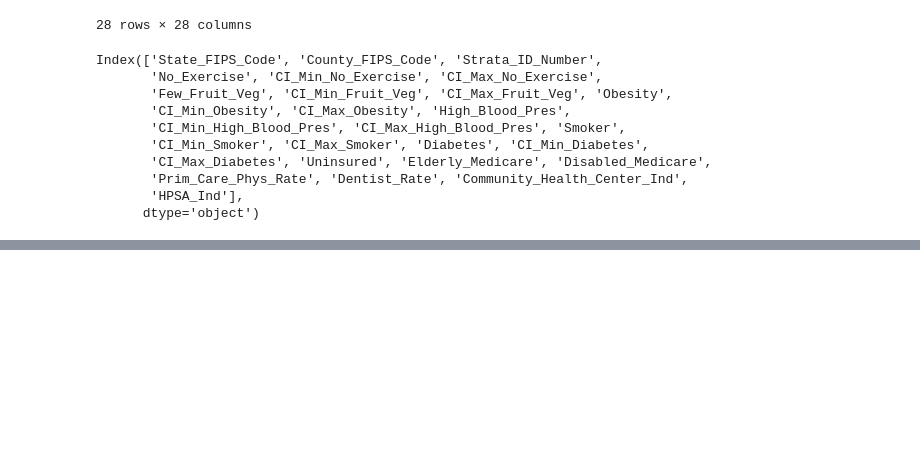
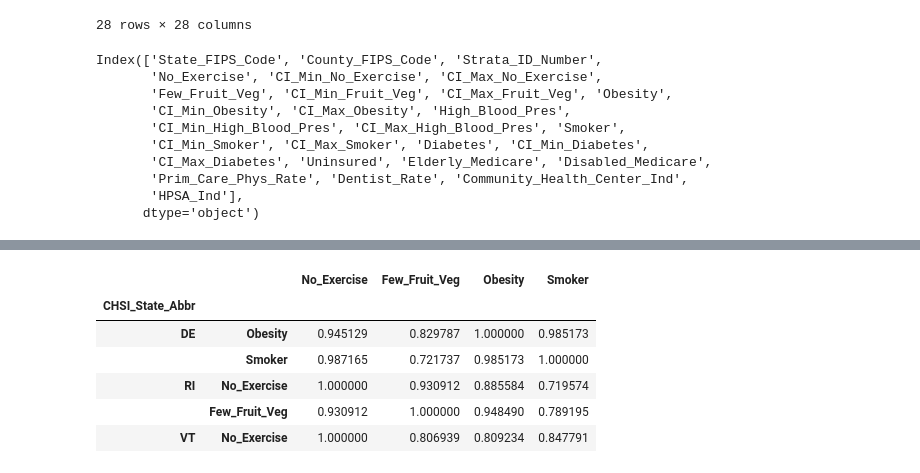
Before and after one commit to HenaVen/SMU_Pro1_Team4_repo, a Jupyter notebook: Obesity_RiskFactors_Correlation.ipynb, the cells around one changed output, grey strips where cells are left out. Cells and saved outputs as stored; diff of their text form; code cells hidden in the pictures; blank space fills up the shorter version.

```diff
--- a/Obesity_RiskFactors_Correlation.ipynb
+++ b/Obesity_RiskFactors_Correlation.ipynb
@@ -89,0 +229,11 @@ NameError: name 'state' is not defined
+# %%
+factors_state = riskfactor_by_state_corr[(riskfactor_by_state_corr["Obesity"] > 0.7)& (riskfactor_by_state_corr["No_Exercise"] > 0.7) & (riskfactor_by_state_corr["Few_Fruit_Veg"] > 0.7)& (riskfactor_by_state_corr["Smoker"] > 0.7)]
+factors_state.head(50)
+# %% [output]
+|  |  | No_Exercise | Few_Fruit_Veg | Obesity | Smoker |
+| CHSI_State_Abbr |  |  |  |  |  |
+| DE | Obesity | 0.945129 | 0.829787 | 1.000000 | 0.985173 |
+|  | Smoker | 0.987165 | 0.721737 | 0.985173 | 1.000000 |
+| RI | No_Exercise | 1.000000 | 0.930912 | 0.885584 | 0.719574 |
+|  | Few_Fruit_Veg | 0.930912 | 1.000000 | 0.948490 | 0.789195 |
+| VT | No_Exercise | 1.000000 | 0.806939 | 0.809234 | 0.847791 |
```
Also changed, not shown: parts of 19 cells of this notebook, 1 other file.
